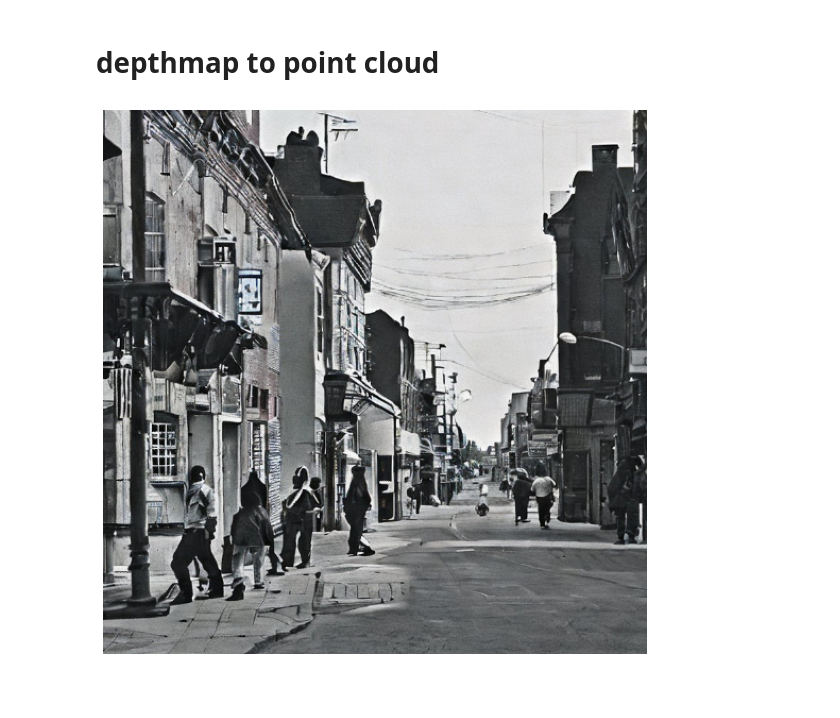
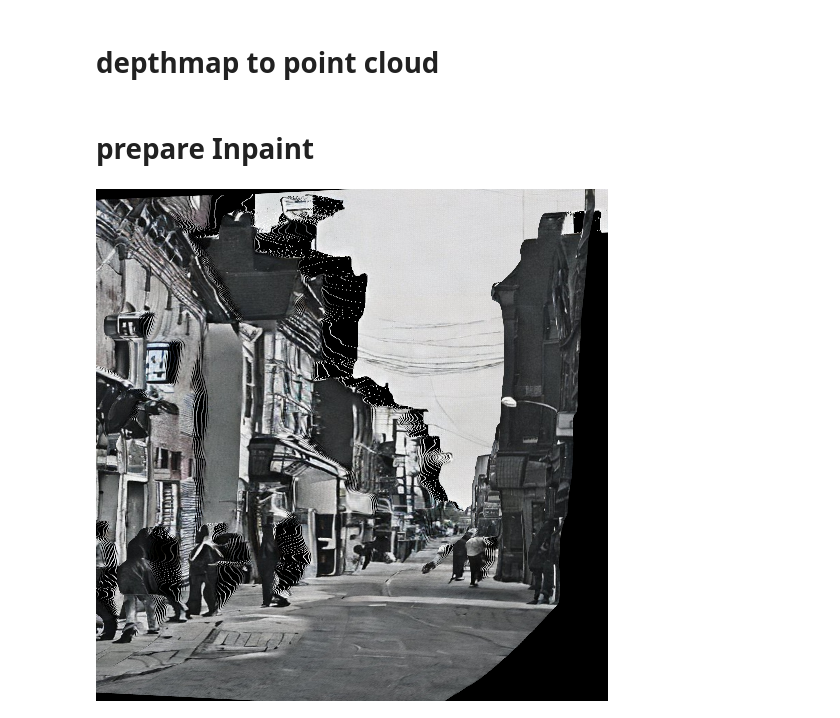
Before and after one commit to wukailu/latent-nerf, a Jupyter notebook: src/new_code.ipynb, the cells around one changed output. Saved outputs shown, nothing was run; the diff lists cells and outputs as text; code cells hidden in the pictures; blank space fills up the shorter version.

Commit message:
inpaint finished

```diff
--- a/src/new_code.ipynb
+++ b/src/new_code.ipynb
@@ -155,7 +131,14 @@ renderer = PointsRenderer(
-# %%
-images = renderer(point_cloud)
-plt.figure(figsize=(10, 10))
-plt.imshow(images[0, ..., :3].cpu().numpy())
-plt.axis("off");
-# %% [output]
-[figure, removed]
+# %%
+# Create camera for viewing the point clouds
+R, T = look_at_view_transform(5, 0, 5)
+view_cameras = FoVPerspectiveCameras(device=device, R=R, T=T, znear=0.01, zfar=depth_cap*2)
+images, alphas = pcd_render(view_cameras, point_cloud)
+# %% [markdown]
+# prepare Inpaint
+# %%
+from PIL import Image
+image_pil = Image.fromarray((images.cpu().numpy()*255).round().astype(np.uint8)[0])
+mask_pil = Image.fromarray(((alphas>0.1).float().expand_as(images).cpu().numpy()*255).round().astype(np.uint8)[0])
+image_pil
+# %% [output]
+[figure, added]
```
Also changed, not shown: parts of 14 cells of this notebook.
